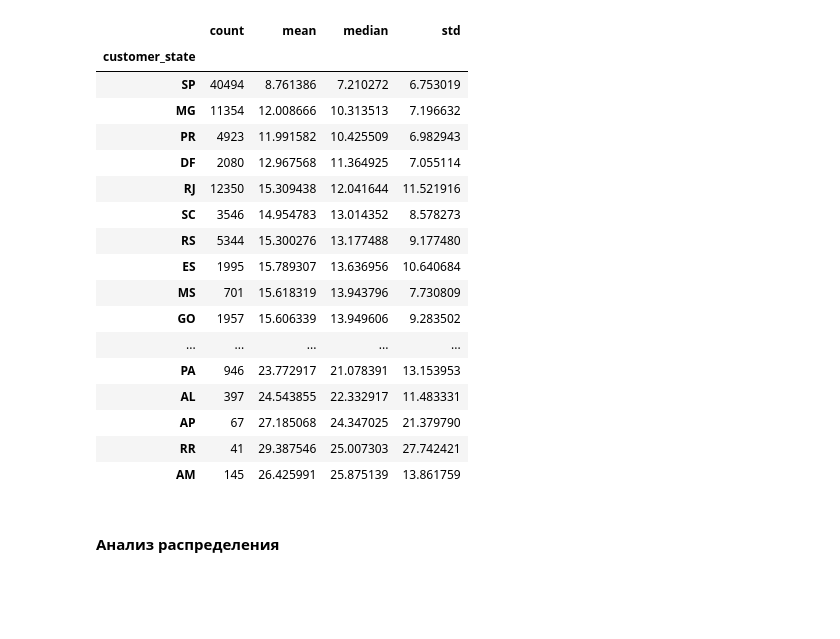
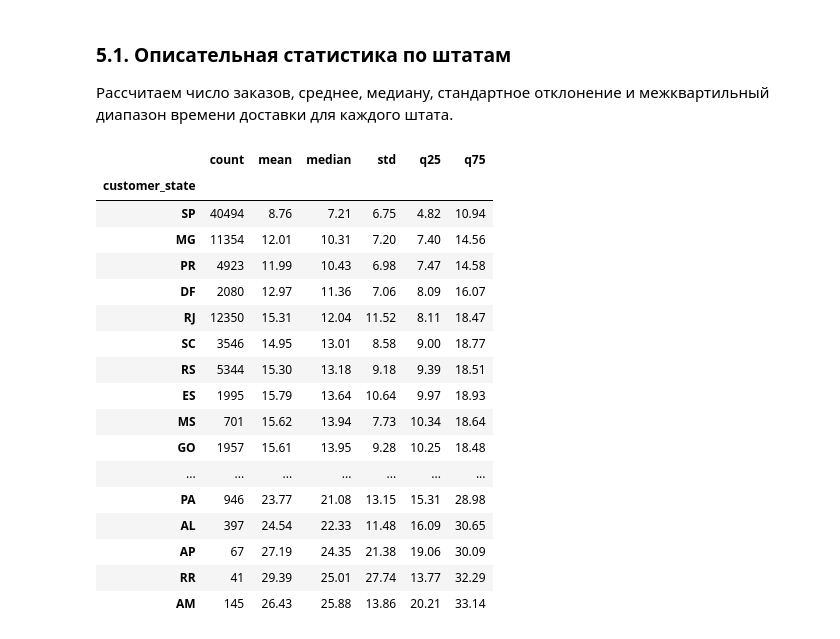
Before and after one commit to Norventorig/marketplace_analysis, a Jupyter notebook: notebooks/hypotheses/01_delivery_by_state.ipynb, the cells around one changed output. Cells and saved outputs as stored; diff of their text form; code cells hidden in the pictures; blank space fills up the shorter version.

```diff
--- a/notebooks/hypotheses/01_delivery_by_state.ipynb
+++ b/notebooks/hypotheses/01_delivery_by_state.ipynb
@@ -42,3 +61,3 @@ url = URL.create(
 )
 # %%
-connection = create_engine(url=url)
+engine = create_engine(url=url)
@@ -45,7 +75,22 @@ connection = create_engine(url=url)
 # %%
-read_sql_query = ("SELECT EXTRACT (EPOCH FROM (o.order_delivered_customer_date - o.order_purchase_timestamp)) / 86400 as delivery_time_days, c.customer_state "
-                  "FROM orders as o "
-                  "JOIN customers as c USING(customer_id) "
-                  "WHERE o.order_status = 'delivered' AND o.order_delivered_customer_date IS NOT NULL")
+query = """
+SELECT
+    o.order_id,
+    EXTRACT(
+        EPOCH FROM (
+            o.order_delivered_customer_date
+            - o.order_purchase_timestamp
+        )
+    ) / 86400.0 AS delivery_days,
+    c.customer_state
+FROM orders AS o
+JOIN customers AS c
+    ON o.customer_id = c.customer_id
+WHERE
+    o.order_status = 'delivered'
+    AND o.order_purchase_timestamp IS NOT NULL
+    AND o.order_delivered_customer_date IS NOT NULL
+    AND c.customer_state IS NOT NULL;
+"""
 
-df = pd.read_sql(sql=read_sql_query, con=connection)
+df = pd.read_sql(sql=query, con=engine)
@@ -87,33 +176,39 @@ Name: delivery_time_days, dtype: float64
+# %% [markdown]
+### 5.1. Описательная статистика по штатам
+
+Рассчитаем число заказов, среднее, медиану, стандартное отклонение и межквартильный диапазон времени доставки для каждого штата.
 # %%
 state_stats = (
-    df.groupby("customer_state")["delivery_time_days"]
+    df.groupby("customer_state")["delivery_days"]
     .agg(
         count="count",
         mean="mean",
         median="median",
         std="std",
+        q25=lambda x: x.quantile(0.25),
+        q75=lambda x: x.quantile(0.75),
     )
     .sort_values("median")
+    .round(2)
 )
+
 state_stats
 # %% [output]
-|  | count | mean | median | std |
-| customer_state |  |  |  |  |
-| SP | 40494 | 8.761386 | 7.210272 | 6.753019 |
-| MG | 11354 | 12.008666 | 10.313513 | 7.196632 |
-| PR | 4923 | 11.991582 | 10.425509 | 6.982943 |
-| DF | 2080 | 12.967568 | 11.364925 | 7.055114 |
-| RJ | 12350 | 15.309438 | 12.041644 | 11.521916 |
-| SC | 3546 | 14.954783 | 13.014352 | 8.578273 |
-| RS | 5344 | 15.300276 | 13.177488 | 9.177480 |
-| ES | 1995 | 15.789307 | 13.636956 | 10.640684 |
-| MS | 701 | 15.618319 | 13.943796 | 7.730809 |
-| GO | 1957 | 15.606339 | 13.949606 | 9.283502 |
-| ... | ... | ... | ... | ... |
-| PA | 946 | 23.772917 | 21.078391 | 13.153953 |
-| AL | 397 | 24.543855 | 22.332917 | 11.483331 |
-| AP | 67 | 27.185068 | 24.347025 | 21.379790 |
-| RR | 41 | 29.387546 | 25.007303 | 27.742421 |
-| AM | 145 | 26.425991 | 25.875139 | 13.861759 |
+|  | count | mean | median | std | q25 | q75 |
+| customer_state |  |  |  |  |  |  |
+| SP | 40494 | 8.76 | 7.21 | 6.75 | 4.82 | 10.94 |
+| MG | 11354 | 12.01 | 10.31 | 7.20 | 7.40 | 14.56 |
+| PR | 4923 | 11.99 | 10.43 | 6.98 | 7.47 | 14.58 |
+| DF | 2080 | 12.97 | 11.36 | 7.06 | 8.09 | 16.07 |
+| RJ | 12350 | 15.31 | 12.04 | 11.52 | 8.11 | 18.47 |
+| SC | 3546 | 14.95 | 13.01 | 8.58 | 9.00 | 18.77 |
+| RS | 5344 | 15.30 | 13.18 | 9.18 | 9.39 | 18.51 |
+| ES | 1995 | 15.79 | 13.64 | 10.64 | 9.97 | 18.93 |
+| MS | 701 | 15.62 | 13.94 | 7.73 | 10.34 | 18.64 |
+| GO | 1957 | 15.61 | 13.95 | 9.28 | 10.25 | 18.48 |
+| ... | ... | ... | ... | ... | ... | ... |
+| PA | 946 | 23.77 | 21.08 | 13.15 | 15.31 | 28.98 |
+| AL | 397 | 24.54 | 22.33 | 11.48 | 16.09 | 30.65 |
+| AP | 67 | 27.19 | 24.35 | 21.38 | 19.06 | 30.09 |
+| RR | 41 | 29.39 | 25.01 | 27.74 | 13.77 | 32.29 |
+| AM | 145 | 26.43 | 25.88 | 13.86 | 20.21 | 33.14 |
-# %% [markdown]
-#### Анализ распределения
```
Also changed, not shown: parts of 36 cells of this notebook.
